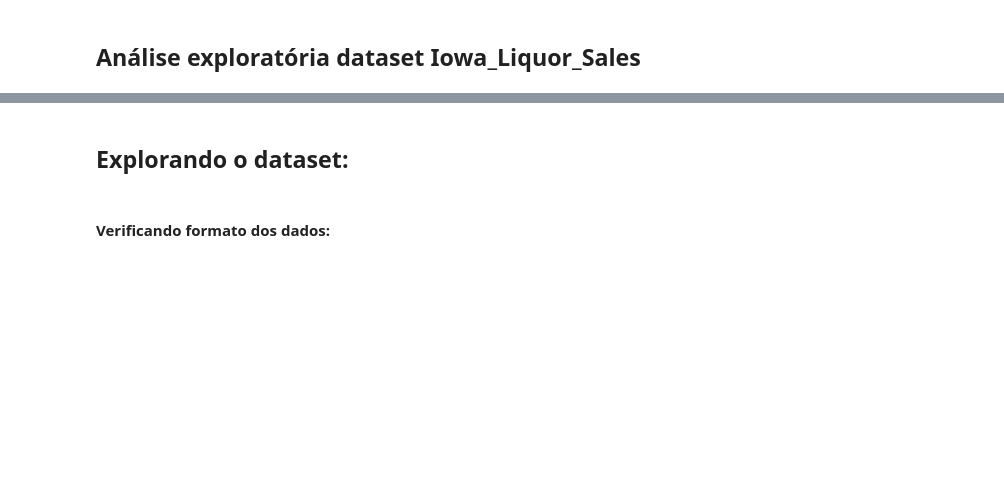
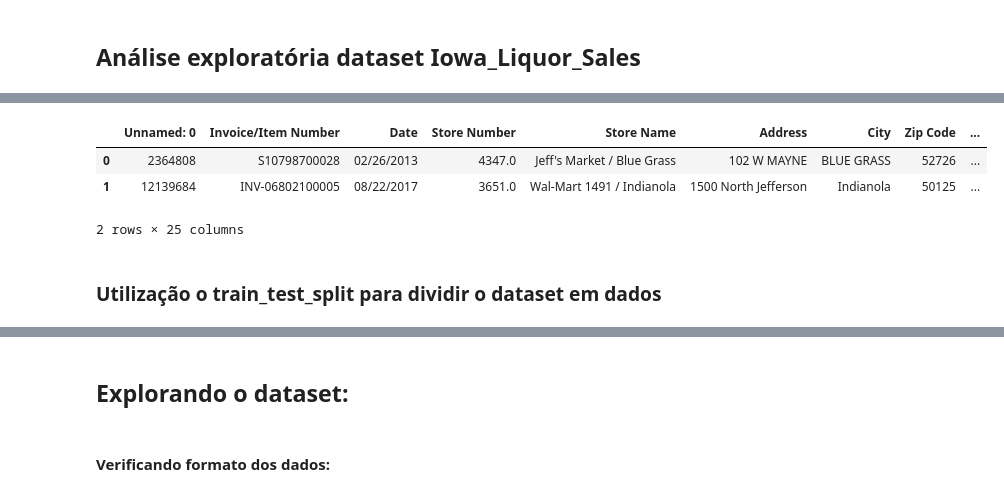
Before and after one commit to ajsalmeida/tesseract-team-future-projectliquor, a Jupyter notebook: notebooks/init.ipynb, the cells around one changed output, grey strips where cells are left out. Drawn from its saved outputs; the diff is of its cells as text; code cells hidden in the pictures; blank space fills up the shorter version.

```diff
--- a/notebooks/init.ipynb
+++ b/notebooks/init.ipynb
@@ -27,0 +37,37 @@ df = pd.read_csv("../data/raw/Iowa_Liquor_Sales.csv", usecols=req_cols)
+# %%
+#dataset = pd.read_csv("../data/raw/Iowa_Liquor_Sales.csv", usecols=req_cols)
+df = pd.read_csv("../data/raw/iowa_liquor_train_test_split_sample.csv",dtype={
+    'Invoice/Item Number': str,
+    'Date':str,
+    'Store Number': float,
+    'Store Name': str,
+    'Address': str,
+    'City': str,
+    'Zip Code': str,
+    'Store Location': str,
+    'County Number': float,
+    'County': str,
+    'Category': float,
+    'Category Name': str,
+    'Vendor Number': float,
+    'Vendor Name': str,
+    'Item Number': float,
+    'Item Description': str,
+    'Pack': float,
+    'Bottle Volume (ml)': int,
+    'State Bottle Cost': str,
+    'State Bottle Retail': str,
+    'Bottles Sold': int,
+    'Sale (Dollars)': str,
+    'Volume Sold (Liters)': float,
+    'Volume Sold (Gallons)': float
+})
+# %%
+df.head(2)
+# %% [output]
+|  | Unnamed: 0 | Invoice/Item Number | Date | Store Number | Store Name | Address | City | Zip Code | ... |
+| 0 | 2364808 | S10798700028 | 02/26/2013 | 4347.0 | Jeff's Market / Blue Grass | 102 W MAYNE | BLUE GRASS | 52726 | ... |
+| 1 | 12139684 | INV-06802100005 | 08/22/2017 | 3651.0 | Wal-Mart 1491 / Indianola | 1500 North Jefferson | Indianola | 50125 | ... |
+2 rows × 25 columns
+# %% [markdown]
+### Utilização o train_test_split para dividir o dataset em dados
```
Also changed, not shown: parts of 151 cells of this notebook.
